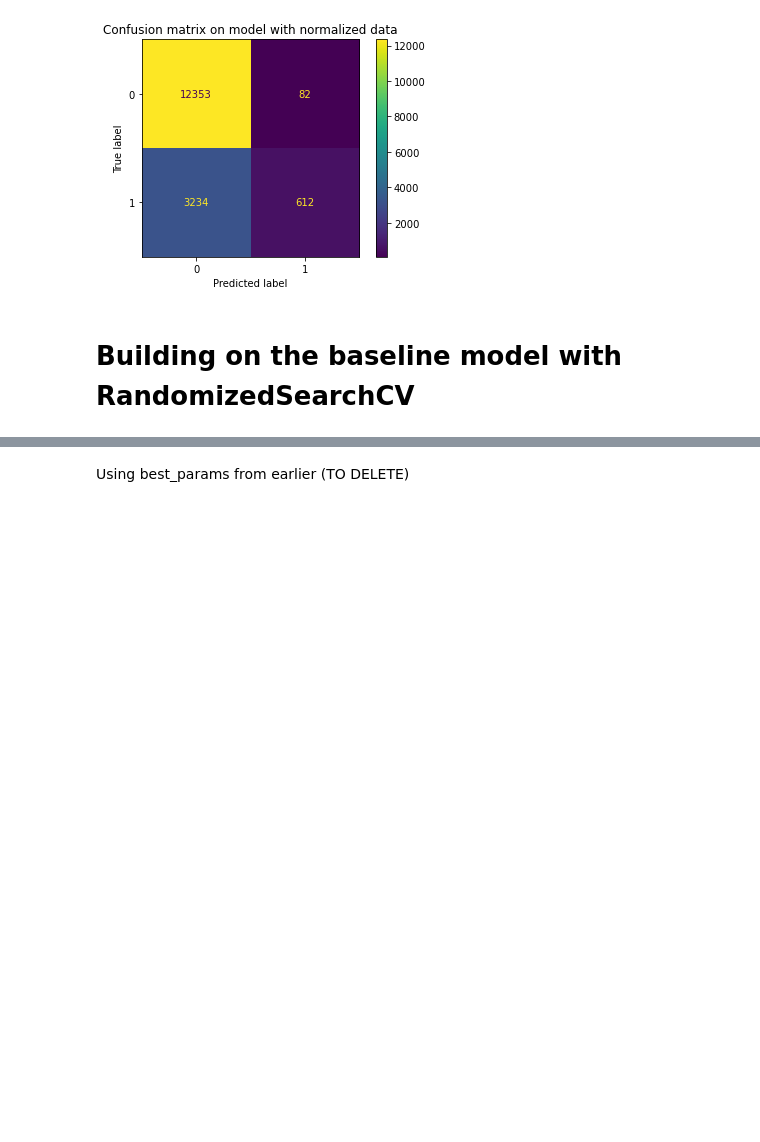
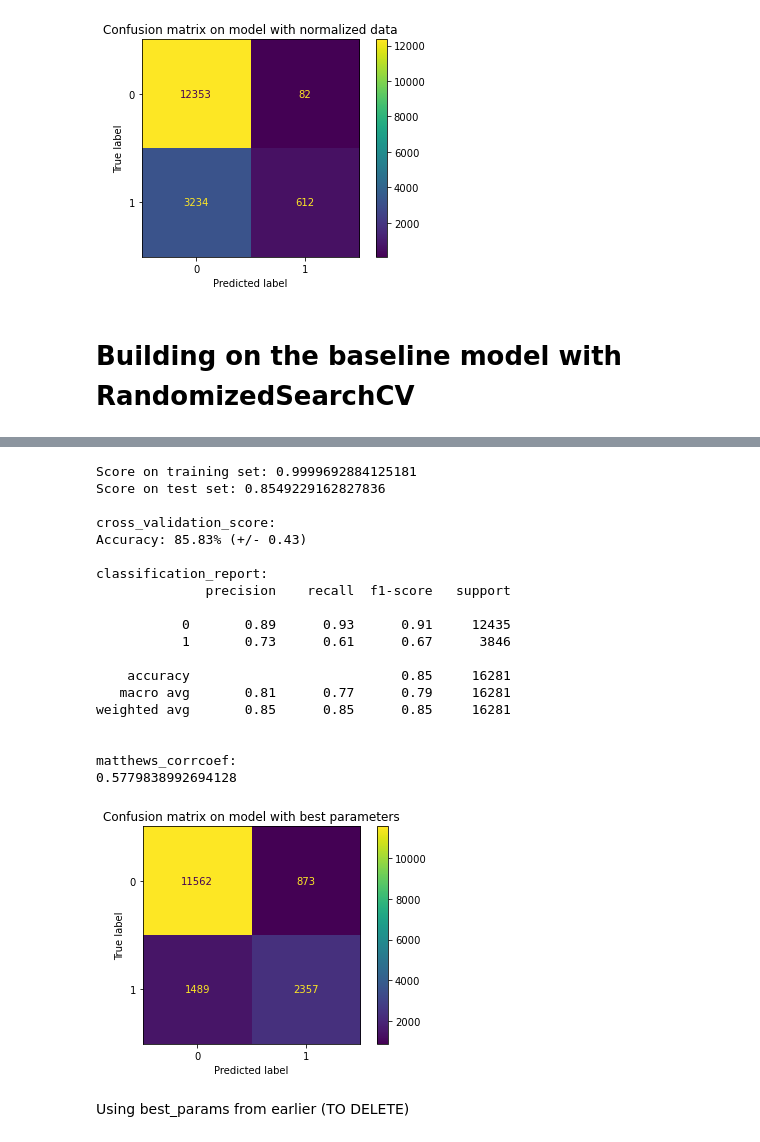
Before and after one commit to matthew-samyn/us-income, a Jupyter notebook: main.ipynb, the cells around one changed output, grey strips where cells are left out. Drawn from its saved outputs; the diff is of its cells as text; code cells hidden in the pictures; blank space fills up the shorter version.

```diff
--- a/main.ipynb
+++ b/main.ipynb
@@ -145,6 +131,27 @@ forest_cv.fit(X_train_unnormalized, y_train)
 # %%
-print(forest_cv.best_params_)
+forest_cv = forest_cv.best_estimator_
 predicting_scoring_model(forest_cv, X_train_unnormalized, y_train, X_test_unnormalized, y_test, "model with best parameters")
+# %% [output]
+Score on training set: 0.9999692884125181
+Score on test set: 0.8549229162827836
+
+cross_validation_score:
+Accuracy: 85.83% (+/- 0.43)
+
+classification_report:
+              precision    recall  f1-score   support
+
+           0       0.89      0.93      0.91     12435
+           1       0.73      0.61      0.67      3846
+
+    accuracy                           0.85     16281
+   macro avg       0.81      0.77      0.79     16281
+weighted avg       0.85      0.85      0.85     16281
+
+
+matthews_corrcoef:
+0.5779838992694128
+[figure, added]
 # %% [markdown]
 Using best_params from earlier (TO DELETE)
 # %%
```
Also changed, not shown: parts of 19 cells of this notebook, 6 other files.
